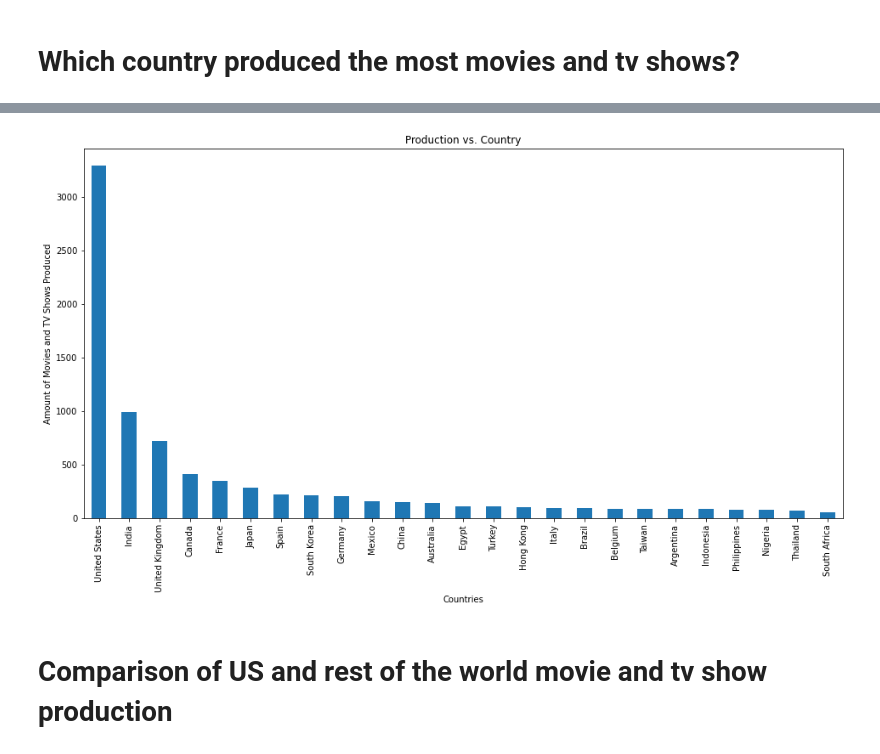
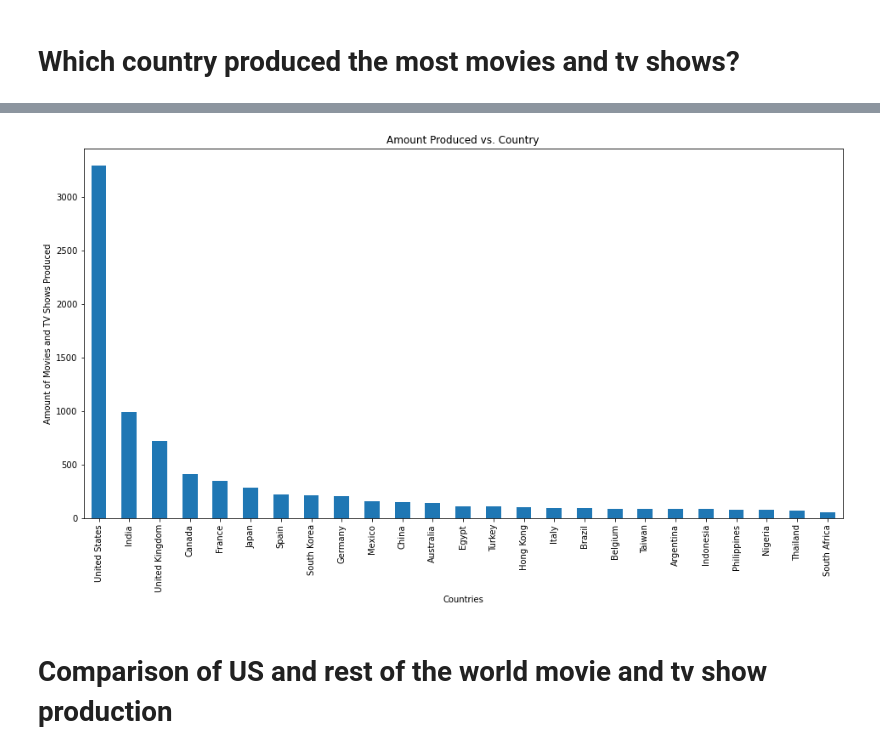
Before and after one commit to terrilvallikalam/Project1-TheFloorIsJava, a Jupyter notebook: Question 2.ipynb, the cells around one changed output, grey strips where cells are left out. Saved outputs shown, nothing was run; the diff lists cells and outputs as text; code cells hidden in the pictures.

```diff
--- a/Question 2.ipynb
+++ b/Question 2.ipynb
@@ -105,12 +104,13 @@ dtype: int64
 # %%
 # Create bar chart
 top_25.plot(kind = "bar", figsize = (16,8))
-plt.title("Production vs. Country")
+plt.title("Amount Produced vs. Country")
 plt.xlabel("Countries")
 plt.ylabel("Amount of Movies and TV Shows Produced")
+plt.savefig("Images/Amount Produced vs. Country.png")
 plt.show()
 # %% [output]
-[figure, old version]
+[figure, new version]
 # %% [markdown]
 # Comparison of US and rest of the world movie and tv show production
 # %% [markdown]
```
Also changed, not shown: parts of 5 cells of this notebook, 12 other files.
